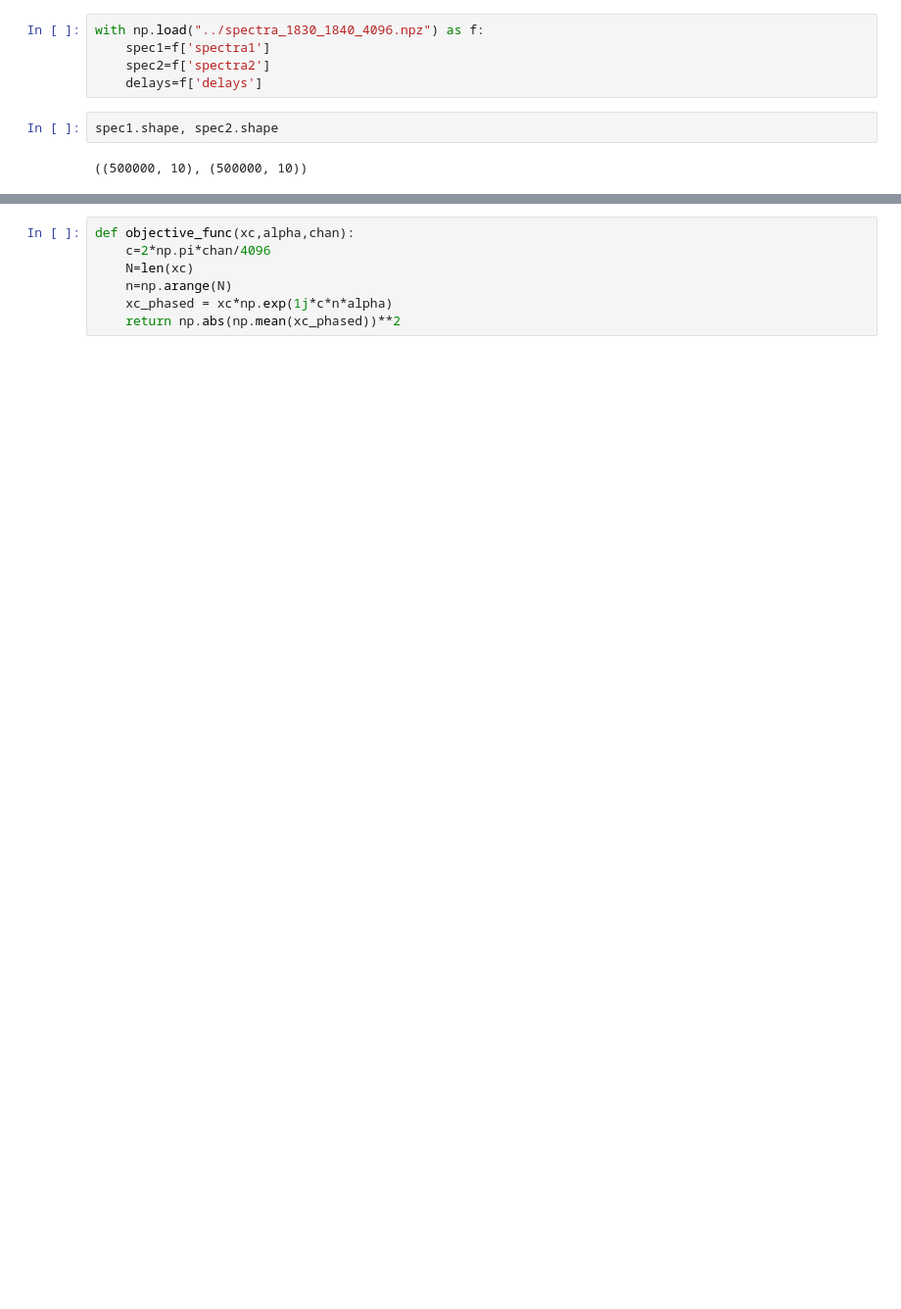
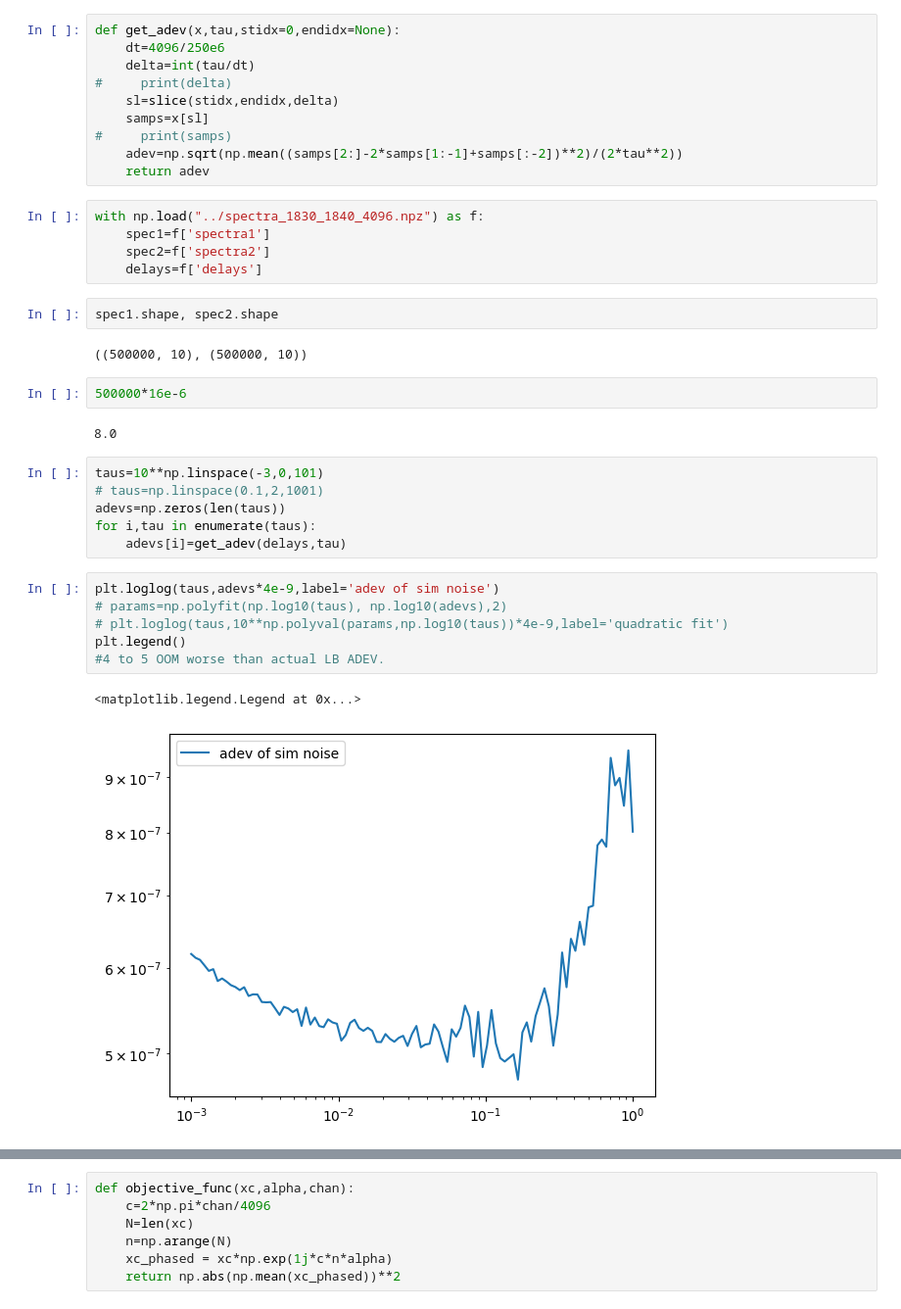
Before and after one commit to mohanagr/flicker, a Jupyter notebook: jupyter/fit_xcorr clock sim.ipynb, the cells around one changed output, grey strips where cells are left out. Shown at 98% size. Saved outputs shown, nothing was run; the diff lists cells and outputs as text; blank space fills up the shorter version.

```diff
--- a/jupyter/fit_xcorr clock sim.ipynb
+++ b/jupyter/fit_xcorr clock sim.ipynb
@@ -90,6 +90,16 @@ def get_interp_xcorr(coarse_xcorr, freq, sample_no, coarse_sample_no, offset, os
     return final_xcorr_cwave
 # %% [output]
 NameError: name 'nb' is not defined
+# %%
+def get_adev(x,tau,stidx=0,endidx=None):
+    dt=4096/250e6
+    delta=int(tau/dt)
+#     print(delta)
+    sl=slice(stidx,endidx,delta)
+    samps=x[sl]
+#     print(samps)
+    adev=np.sqrt(np.mean((samps[2:]-2*samps[1:-1]+samps[:-2])**2)/(2*tau**2))
+    return adev
 # %%
 with np.load("../spectra_1830_1840_4096.npz") as f:
     spec1=f['spectra1']
@@ -99,3 +109,22 @@ with np.load("../spectra_1830_1840_4096.npz") as f:
 spec1.shape, spec2.shape
 # %% [output]
 ((500000, 10), (500000, 10))
+# %%
+500000*16e-6
+# %% [output]
+8.0
+# %%
+taus=10**np.linspace(-3,0,101)
+# taus=np.linspace(0.1,2,1001)
+adevs=np.zeros(len(taus))
+for i,tau in enumerate(taus):
+    adevs[i]=get_adev(delays,tau)
+# %%
+plt.loglog(taus,adevs*4e-9,label='adev of sim noise')
+# params=np.polyfit(np.log10(taus), np.log10(adevs),2)
+# plt.loglog(taus,10**np.polyval(params,np.log10(taus))*4e-9,label='quadratic fit')
+plt.legend()
+#4 to 5 OOM worse than actual LB ADEV.
+# %% [output]
+<matplotlib.legend.Legend at 0x...>
+[figure, added]
```
Also changed, not shown: parts of 27 cells of this notebook.
